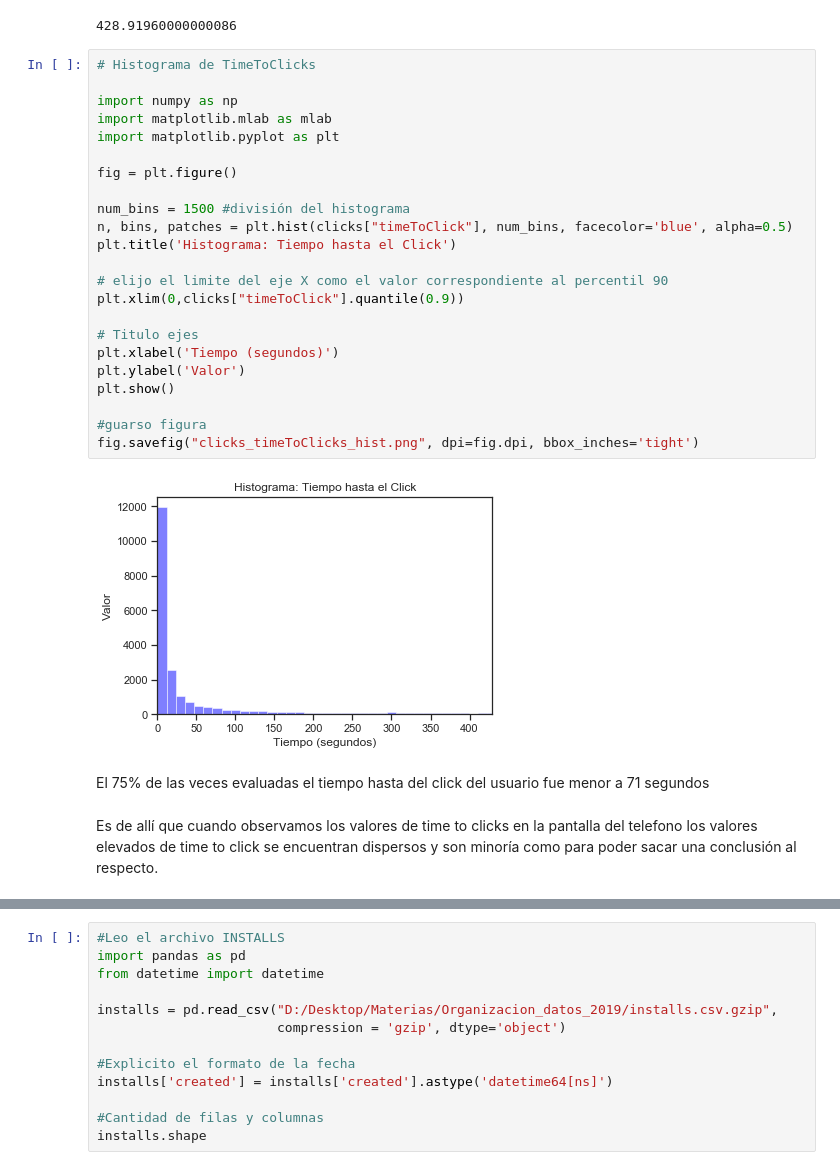
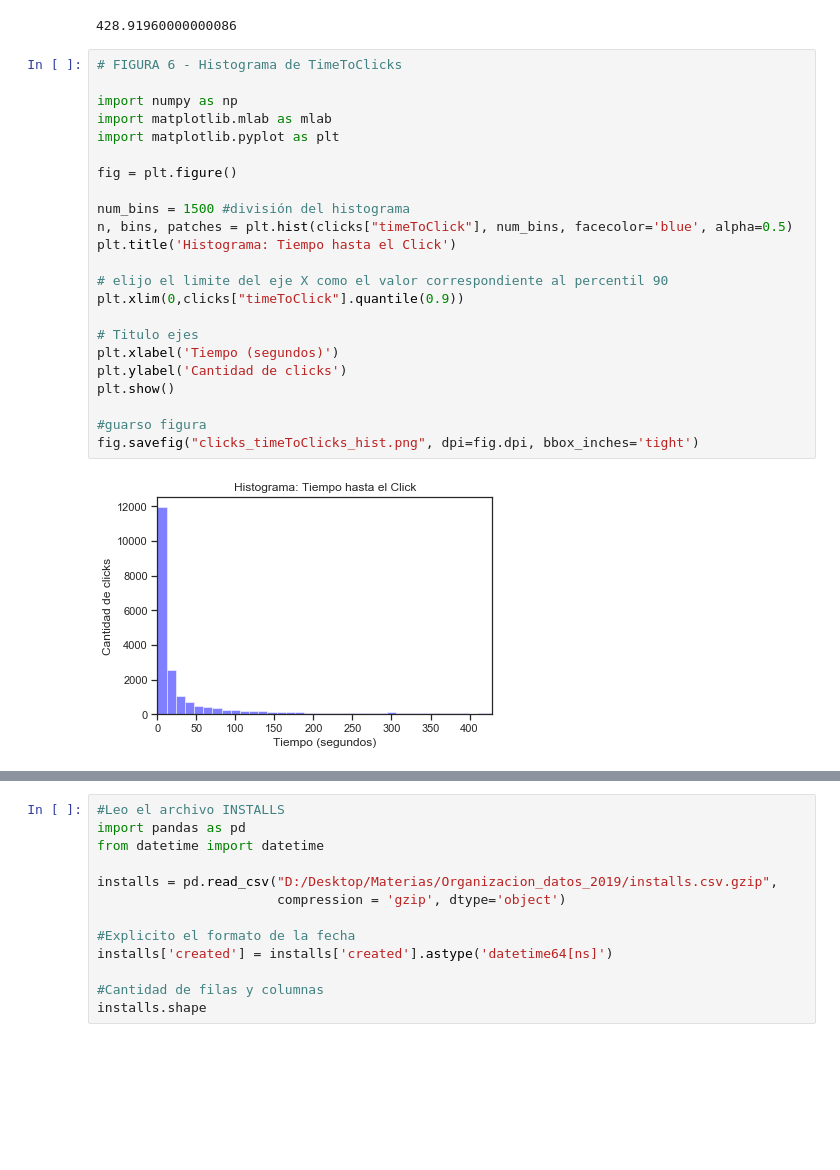
Before and after one commit to flor14/Organizacion_de_datos_2019, a Jupyter notebook: Tp1_datos.ipynb, the cells around one changed output, grey strips where cells are left out. Drawn from its saved outputs; the diff is of its cells as text; blank space fills up the shorter version.

```diff
--- a/Tp1_datos.ipynb
+++ b/Tp1_datos.ipynb
@@ -501,31 +449,27 @@ clicks["timeToClick"].quantile(0.9)
 # %% [output]
 428.91960000000086
 # %%
-# Histograma de TimeToClicks
+# FIGURA 6 - Histograma de TimeToClicks
 
 import numpy as np
 import matplotlib.mlab as mlab
 import matplotlib.pyplot as plt
 
 fig = plt.figure()
 
 num_bins = 1500 #división del histograma
 n, bins, patches = plt.hist(clicks["timeToClick"], num_bins, facecolor='blue', alpha=0.5)
 plt.title('Histograma: Tiempo hasta el Click')
 
 # elijo el limite del eje X como el valor correspondiente al percentil 90
 plt.xlim(0,clicks["timeToClick"].quantile(0.9))
 
 # Titulo ejes
 plt.xlabel('Tiempo (segundos)')
-plt.ylabel('Valor')
+plt.ylabel('Cantidad de clicks')
 plt.show()
 
 #guarso figura
 fig.savefig("clicks_timeToClicks_hist.png", dpi=fig.dpi, bbox_inches='tight')
 # %% [output]
-[figure, old version]
+[figure, new version]
-# %% [markdown]
-El 75% de las veces evaluadas el tiempo hasta del click del usuario fue menor a 71 segundos
-# %% [markdown]
-Es de allí que cuando observamos los valores de time to clicks en la pantalla del telefono los valores elevados de time to click se encuentran dispersos y son minoría como para poder sacar una conclusión al respecto.
```
Also changed, not shown: parts of 72 cells of this notebook.
